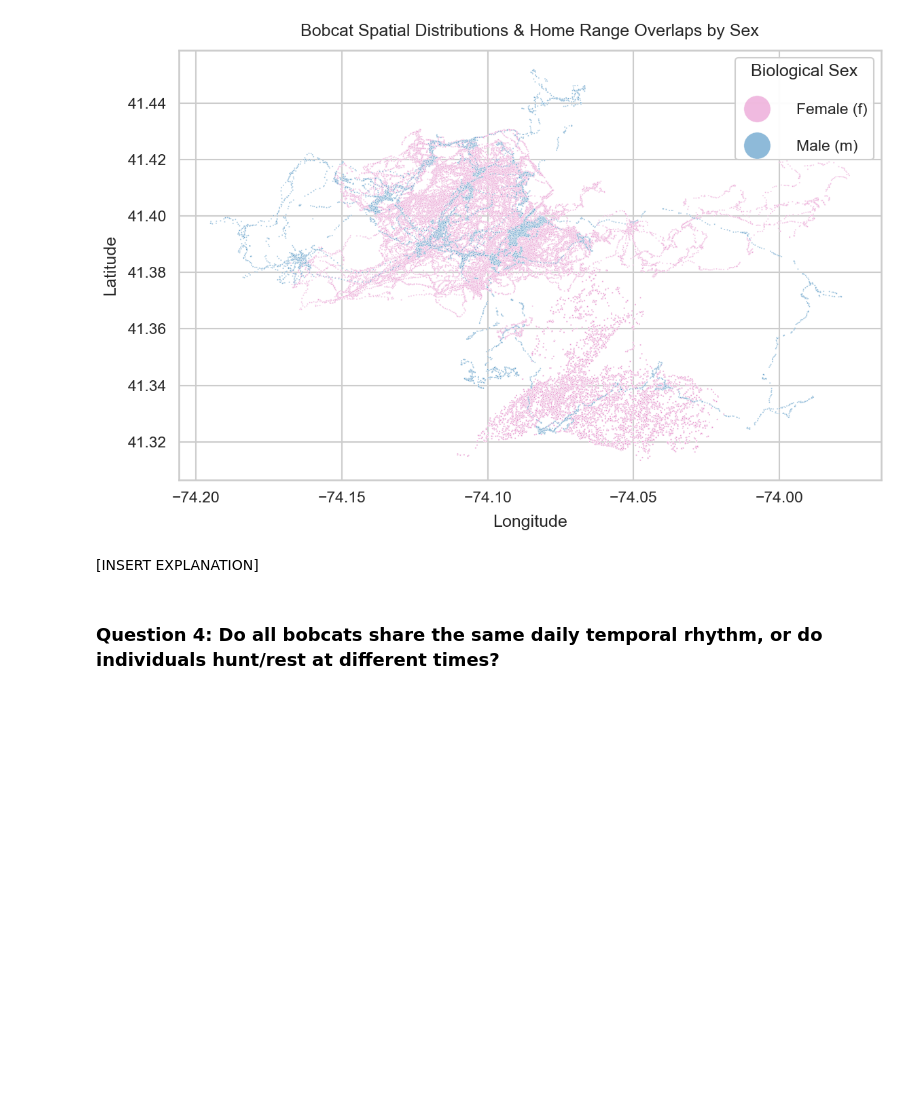
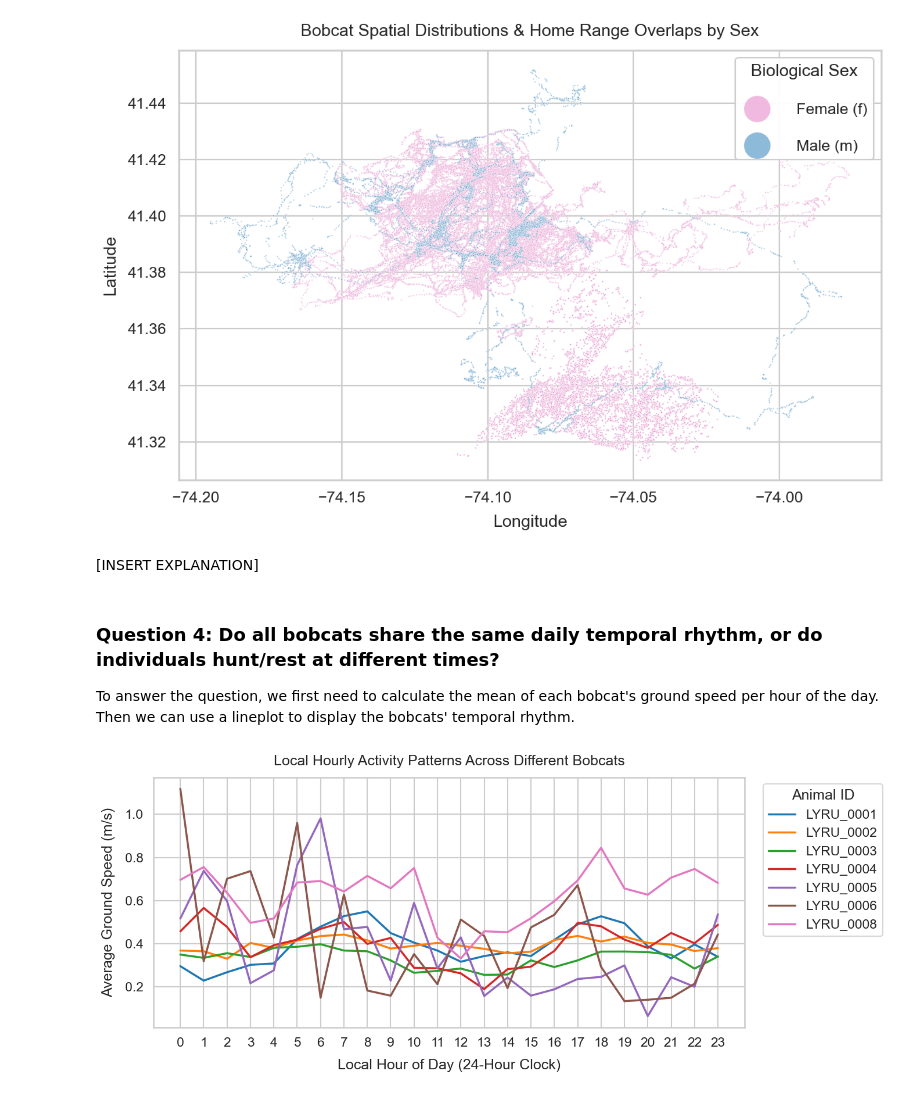
Before and after one commit to zrygan/animove, a Jupyter notebook: notebooks/data_processing.ipynb, the cells around one changed output. Saved outputs shown, nothing was run; the diff lists cells and outputs as text; code cells hidden in the pictures; blank space fills up the shorter version.

```diff
--- a/notebooks/data_processing.ipynb
+++ b/notebooks/data_processing.ipynb
@@ -742,3 +742,30 @@ plt.show()
 [INSERT EXPLANATION]
 # %% [markdown]
 ### **Question 4: Do all bobcats share the same daily temporal rhythm, or do individuals hunt/rest at different times?**
+
+To answer the question, we first need to calculate the mean of each bobcat's ground speed per hour of the day. Then we can use a lineplot to display the bobcats' temporal rhythm.
+# %%
+# Calculate mean of ground speed for each hour of the day per individual bobcat
+hourly_trends = EDA_DF.groupby(['animal-id', 'hour-local'])['ground-speed'].mean().reset_index()
+
+# Display the lineplot
+fig, ax = plt.subplots(figsize=(14, 6))
+
+sns.lineplot(
+    data=hourly_trends,
+    x='hour-local',
+    y='ground-speed',
+    hue='animal-id',
+    linewidth=2.5,
+    palette='tab10',
+    ax=ax
+)
+ax.set_title("Local Hourly Activity Patterns Across Different Bobcats", pad=15)
+ax.set_xlabel("Local Hour of Day (24-Hour Clock)", labelpad=12)
+ax.set_ylabel("Average Ground Speed (m/s)", labelpad=12)
+ax.set_xticks(range(0, 24))
+ax.legend(title="Animal ID", bbox_to_anchor=(1.02, 1), loc='upper left')
+plt.tight_layout()
+plt.show()
+# %% [output]
+[figure, added]
```
Also changed, not shown: parts of 1 cell of this notebook, 1 other file.
